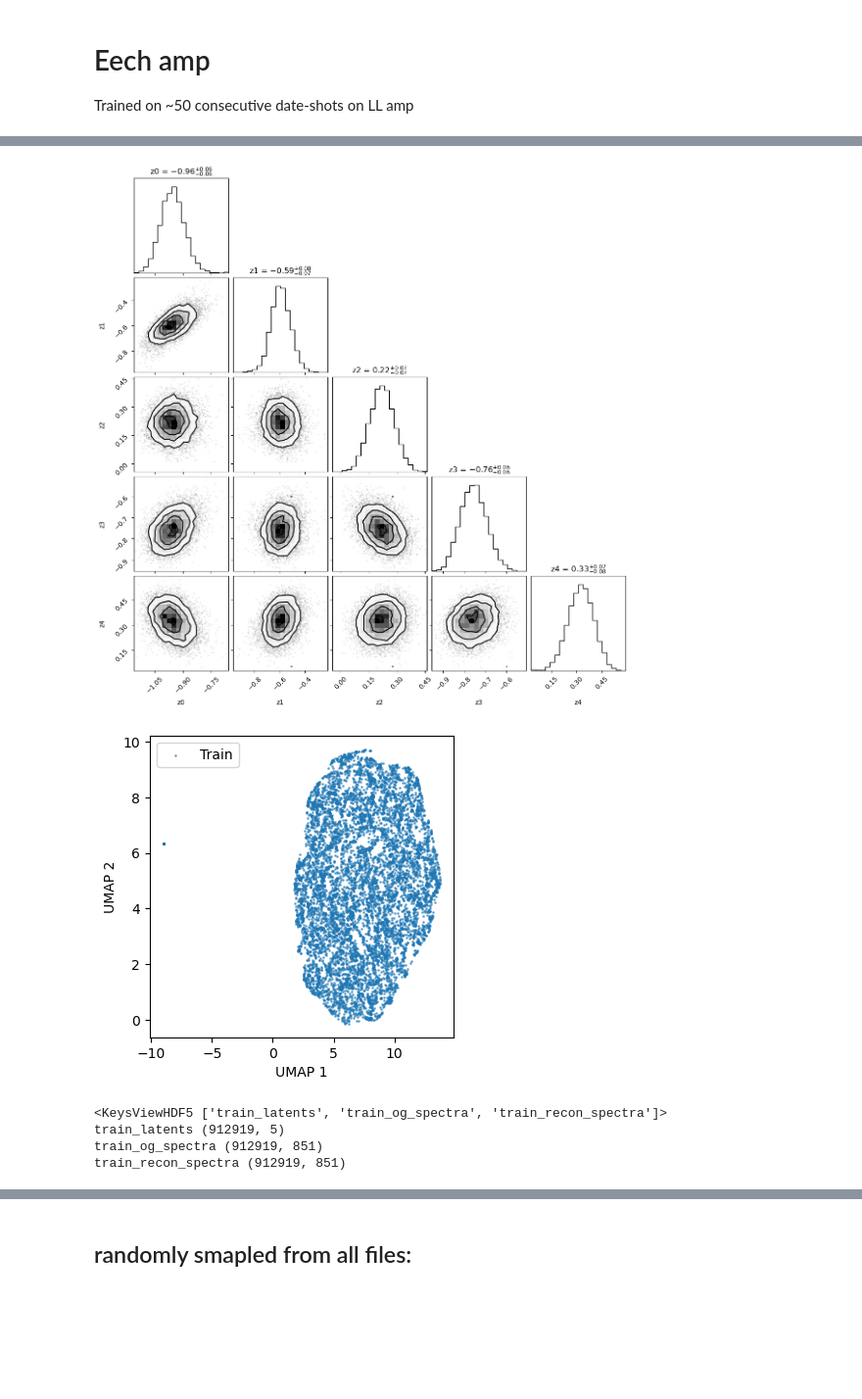
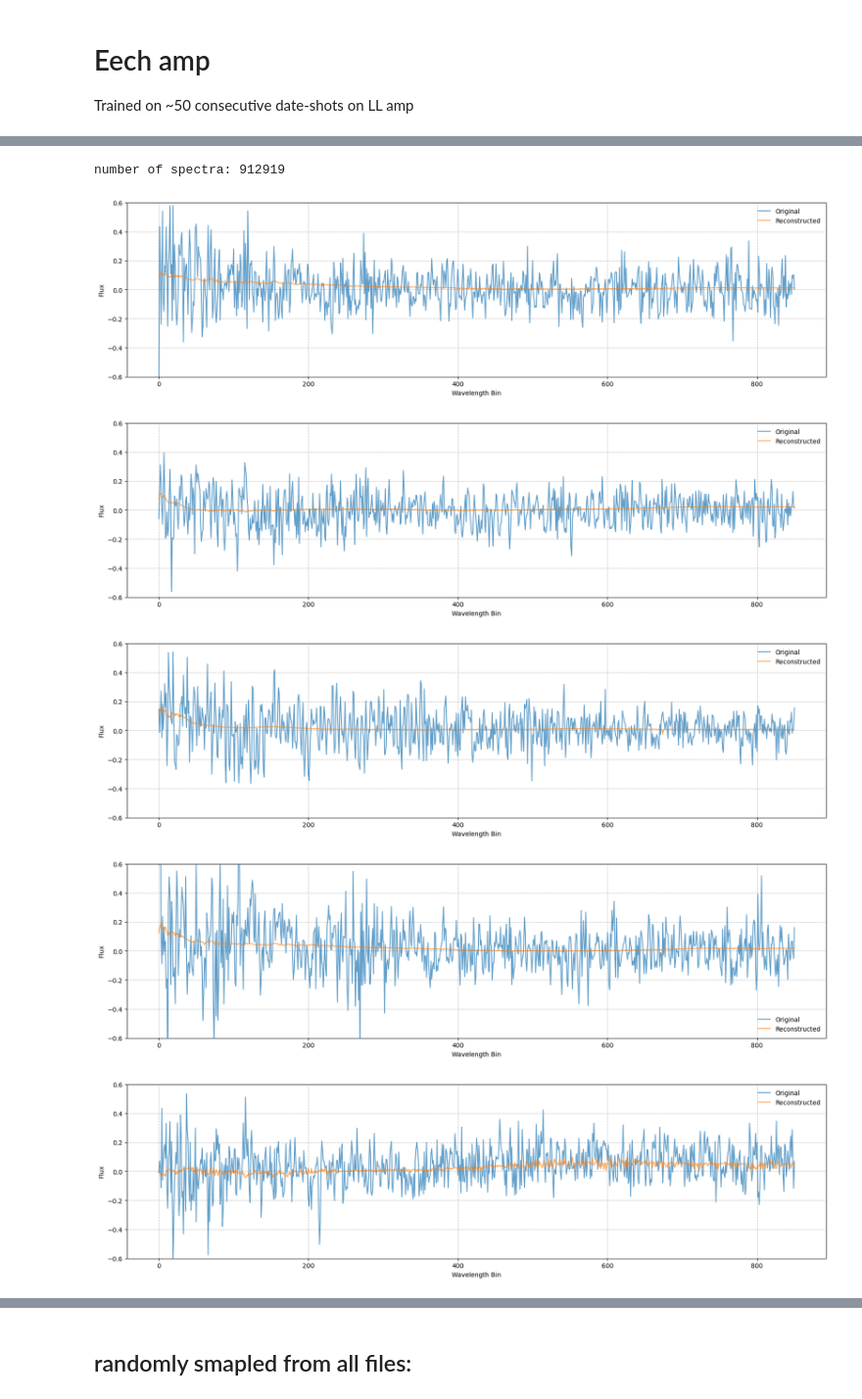
Before and after one commit to qezlou/hetdex_res, a Jupyter notebook: notebooks/spender/each_amp.ipynb, the cells around one changed output, grey strips where cells are left out. Shown at 98% size. Drawn from its saved outputs; the diff is of its cells as text; code cells hidden in the pictures; blank space fills up the shorter version.

Commit message:
spender plot: load recon from h5

```diff
--- a/notebooks/spender/each_amp.ipynb
+++ b/notebooks/spender/each_amp.ipynb
@@ -22,20 +20,10 @@ spender.hetdex | done loading 9129 spectra
 [figure]
-# %%
-spender_plot.plot_latent_corner()
-spender_plot.plot_latent_umap()
-# %% [output]
-[figure, removed]
-[figure, removed]
-# %%
-import h5py
-import os.path as op
-data_dir = '/home/qezlou/projects/lae_detection/data/'
-with h5py.File(op.join(data_dir, 'recon','recon_amp_fibs_LL_c149.h5'), 'r') as f:
-    print(f.keys())
-    for k in f.keys():
-        print(k, f[k].shape)
-# %% [output]
-<KeysViewHDF5 ['train_latents', 'train_og_spectra', 'train_recon_spectra']>
-train_latents (912919, 5)
-train_og_spectra (912919, 851)
-train_recon_spectra (912919, 851)
+# %%
+spender_plot.recon_og()
+# %% [output]
+number of spectra: 912919
+[figure, added]
+[figure, added]
+[figure, added]
+[figure, added]
+[figure, added]
```
Also changed, not shown: parts of 6 cells of this notebook, 1 other file.
